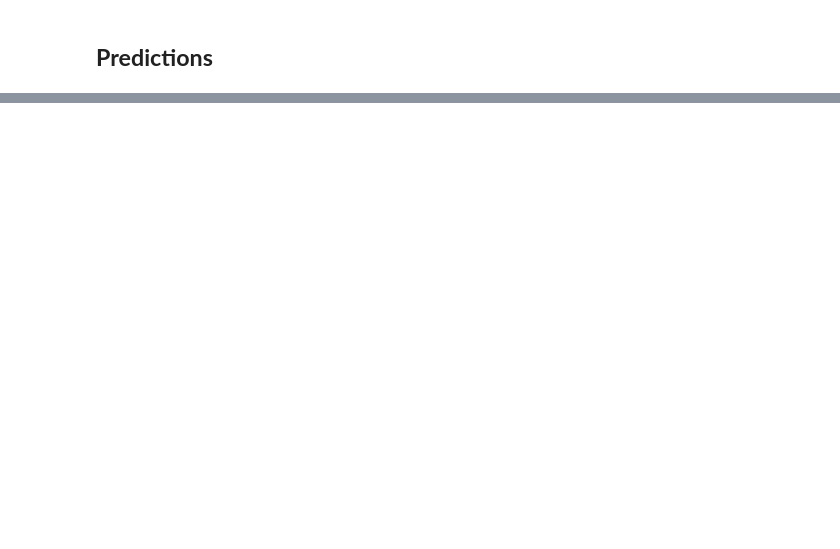
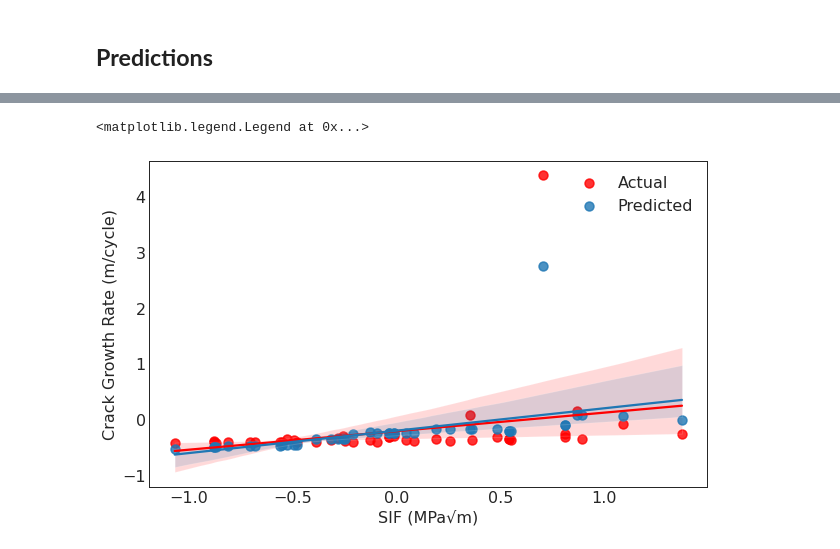
Before and after one commit to Sujal-vajire/Machine-learning-models, a Jupyter notebook: Comparative_Study_of_Various_Machine_Learning_Models_to_Predict_Fatigue_Crack_Growth_Rate.ipynb, the cells around one changed output, grey strips where cells are left out. Saved outputs shown, nothing was run; the diff lists cells and outputs as text; code cells hidden in the pictures; blank space fills up the shorter version.

```diff
--- a/Comparative_Study_of_Various_Machine_Learning_Models_to_Predict_Fatigue_Crack_Growth_Rate.ipynb
+++ b/Comparative_Study_of_Various_Machine_Learning_Models_to_Predict_Fatigue_Crack_Growth_Rate.ipynb
@@ -472,5 +465,5 @@ plt.yticks(fontsize=12)
 ## **Predictions**
 # %%
 
-# gb = gbr.predict(df_final[['Post Processing','Built Orientation','SIF']])
-# gb
+gb = gbr.predict(df_final[['Post Processing','Built Orientation','SIF']])
+gb
@@ -477,11 +488,19 @@ plt.yticks(fontsize=12)
 # %%
 
-# gbr_list = list(gb)
+gbr_list = list(gb)
 # %%
-# df_final['Pred'] = gbr_list
+df_final['Pred'] = gbr_list
 # %%
-# df_0_0 = df_final[(df_final['Post Processing'] == 0) & (df_final['Built Orientation'] == 0)]
-# sns.regplot(df_0_0['SIF'],df_0_0['Crack Growth Rate'],color = 'b',label = 'Actual')
-# sns.regplot(df_0_0['SIF'],df_0_0['Pred'],color = 'r',label = 'Predicted')
-# plt.legend()
+plt.figure(figsize=(10,6))
+df_0_0 = df_final[(df_final['Post Processing'] == 0) & (df_final['Built Orientation'] == 0)]
+sns.regplot(df_0_0['SIF'],df_0_0['Crack Growth Rate'],scatter_kws=dict(s=80, linewidths=1.5),color = 'r',label = 'Actual')
+sns.regplot(df_0_0['SIF'],df_0_0['Pred'],scatter_kws=dict(s=80, linewidths=1.5),color = 'tab:blue',label = 'Predicted')
+plt.xlabel('SIF (MPa√m)')
+plt.ylabel('Crack Growth Rate (m/cycle)')
+plt.legend()
+plt.savefig("P_ABXY.png", format="png", dpi=600)
+plt.legend()
+# %% [output]
+<matplotlib.legend.Legend at 0x...>
+[figure, added]
 # %%
```
Also changed, not shown: parts of 18 cells of this notebook.
